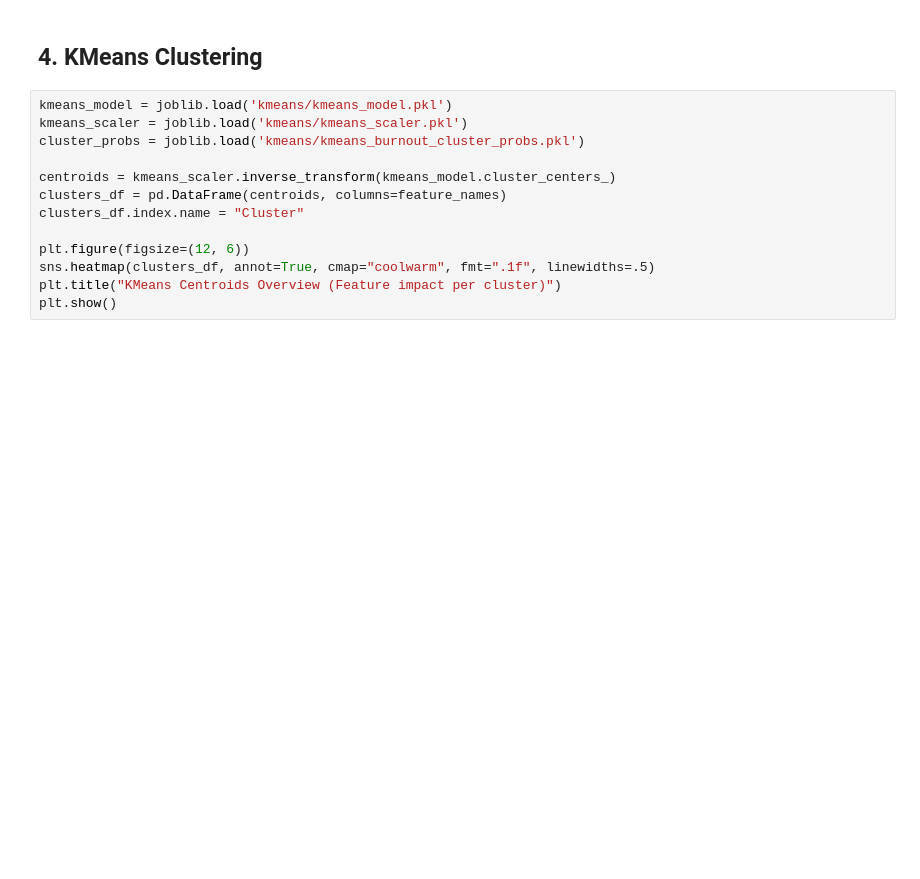
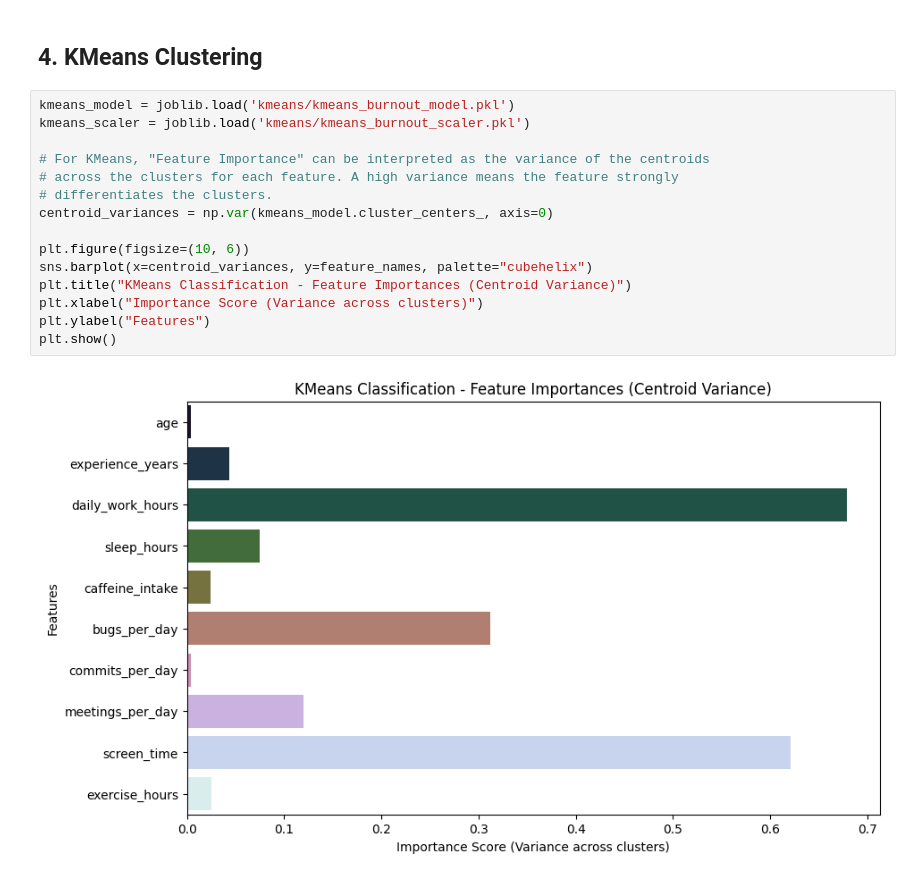
Before and after one commit to revo-off/Yougood-py, a Jupyter notebook: explainability_classification.ipynb, the cells around one changed output. Saved outputs shown, nothing was run; the diff lists cells and outputs as text; blank space fills up the shorter version.

```diff
--- a/explainability_classification.ipynb
+++ b/explainability_classification.ipynb
@@ -75,15 +91,19 @@ plt.show()
 # %% [markdown]
 ## 4. KMeans Clustering
 # %%
-kmeans_model = joblib.load('kmeans/kmeans_model.pkl')
-kmeans_scaler = joblib.load('kmeans/kmeans_scaler.pkl')
-cluster_probs = joblib.load('kmeans/kmeans_burnout_cluster_probs.pkl')
+kmeans_model = joblib.load('kmeans/kmeans_burnout_model.pkl')
+kmeans_scaler = joblib.load('kmeans/kmeans_burnout_scaler.pkl')
 
-centroids = kmeans_scaler.inverse_transform(kmeans_model.cluster_centers_)
-clusters_df = pd.DataFrame(centroids, columns=feature_names)
-clusters_df.index.name = "Cluster"
+# For KMeans, "Feature Importance" can be interpreted as the variance of the centroids
+# across the clusters for each feature. A high variance means the feature strongly
+# differentiates the clusters.
+centroid_variances = np.var(kmeans_model.cluster_centers_, axis=0)
 
-plt.figure(figsize=(12, 6))
-sns.heatmap(clusters_df, annot=True, cmap="coolwarm", fmt=".1f", linewidths=.5)
-plt.title("KMeans Centroids Overview (Feature impact per cluster)")
+plt.figure(figsize=(10, 6))
+sns.barplot(x=centroid_variances, y=feature_names, palette="cubehelix")
+plt.title("KMeans Classification - Feature Importances (Centroid Variance)")
+plt.xlabel("Importance Score (Variance across clusters)")
+plt.ylabel("Features")
 plt.show()
+# %% [output]
+[figure, added]
```
Also changed, not shown: parts of 4 cells of this notebook, 8 other files.
